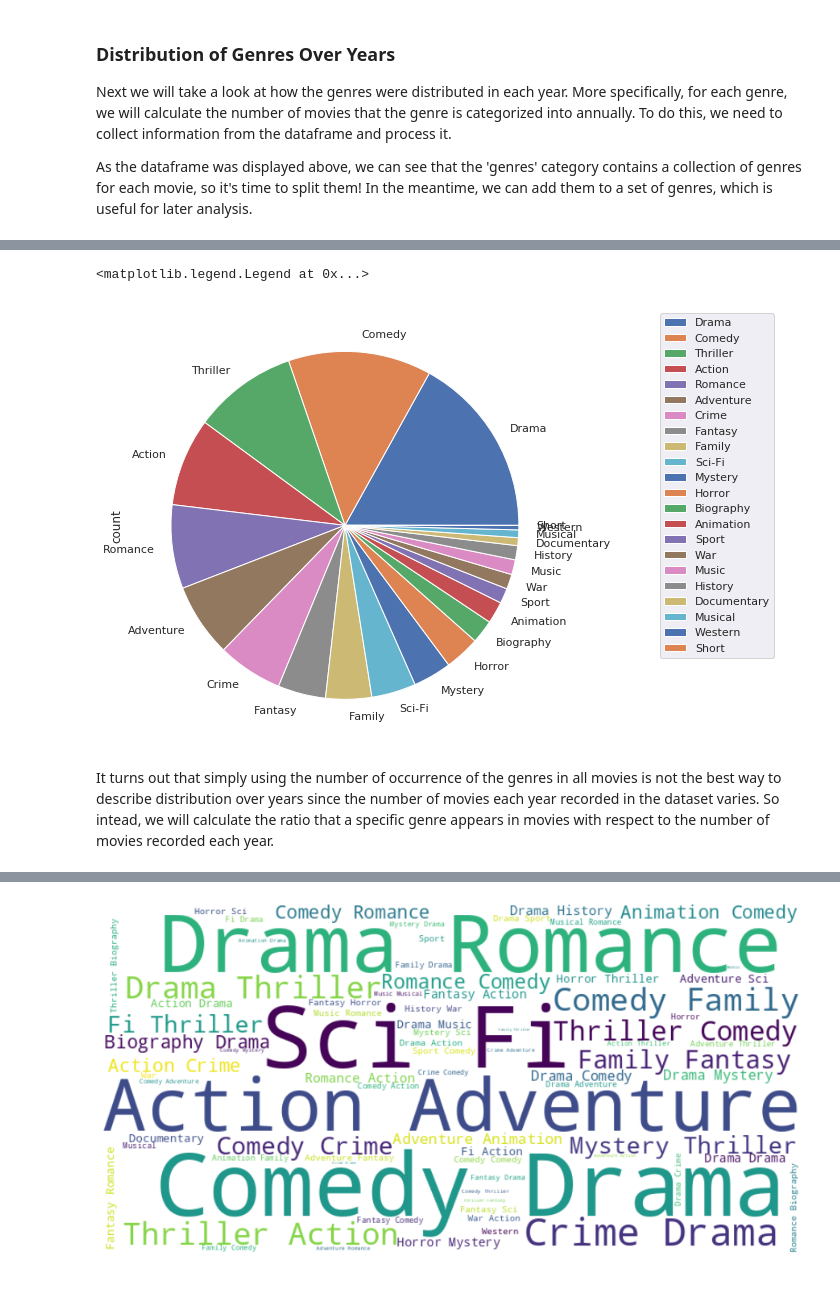
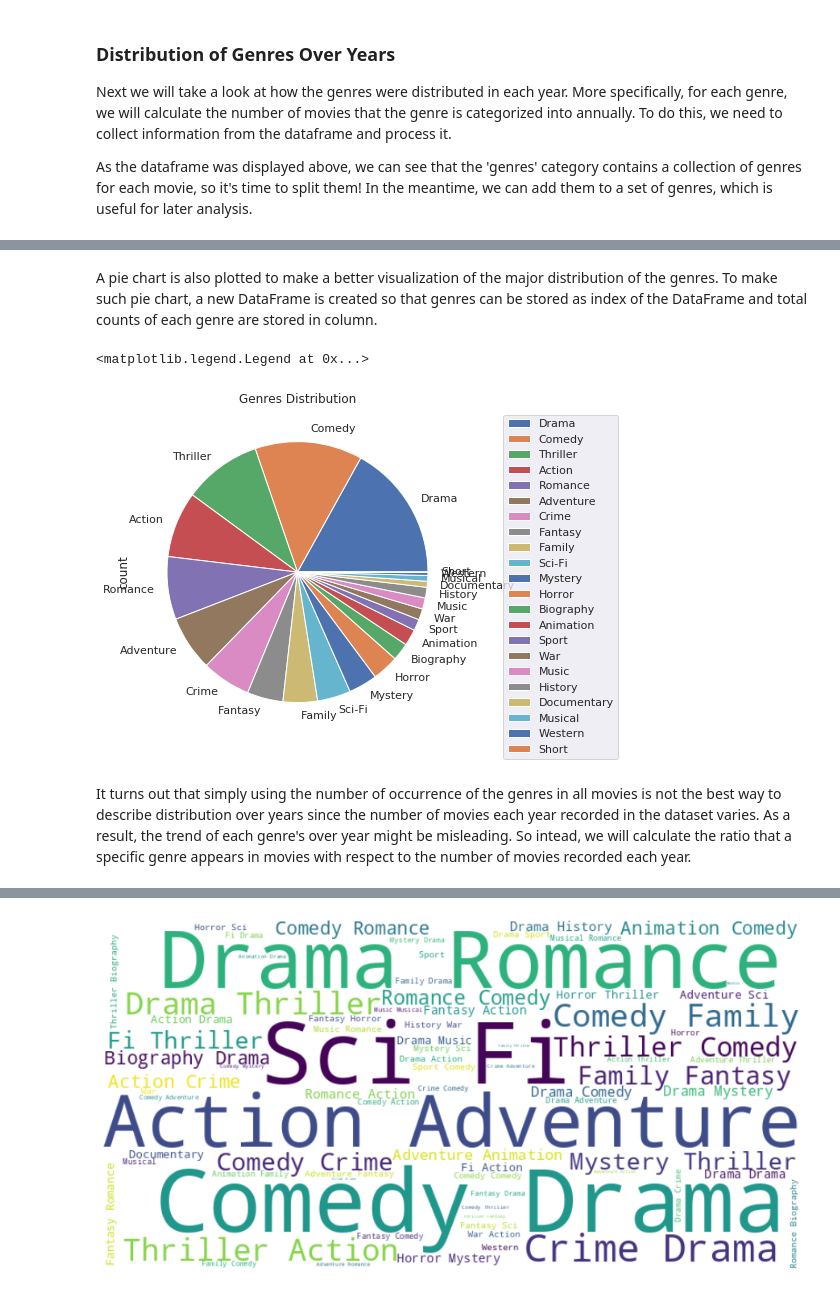
Before and after one commit to mookee233/final_tutorial, a Jupyter notebook: draft.ipynb, the cells around one changed output, grey strips where cells are left out. Drawn from its saved outputs; the diff is of its cells as text; code cells hidden in the pictures.

```diff
--- a/draft.ipynb
+++ b/draft.ipynb
@@ -169,8 +169,10 @@ movies.head()
 # %% [markdown]
 ### 3.3 Organize the Dataset
 # %%
+movies['actors_facebook_likes'] = actors_facebook_likes
+
 movies = movies[['movie_title','genres','title_year','imdb_score', 'num_voted_users', 'movie_facebook_likes',
-                 'director_facebook_likes', 'actor_1_facebook_likes', 'actor_2_facebook_likes','actor_3_facebook_likes',
+                'director_facebook_likes', 'actors_facebook_likes',
                 'cast_total_facebook_likes', 'num_critic_for_reviews', 'num_user_for_reviews','budget', 'gross',
                 'language', 'country','plot_keywords',]]
 movies.head()
@@ -357,6 +375,7 @@ for genre, years_cnt in genres_hash.items():
 
     seaborn.set(rc={'figure.figsize':(11.7,8.27)})
     ax = seaborn.lineplot(x=years, y=counts, label=genre, c=colors[cnt])
+    ax.set_title("Genre Distribution Versus Year")
     ax.legend(bbox_to_anchor=(1.05, 1), loc=2, borderaxespad=0.)
     cnt += 1
 # %% [output]
@@ -384,21 +383,23 @@ genres_totalCount
+# %% [markdown]
+A pie chart is also plotted to make a better visualization of the major distribution of the genres. To make such pie chart, a new DataFrame is created so that genres can be stored as index of the DataFrame and total counts of each genre are stored in column.
 # %%
 genres_col = []
 count_col = []
 
 for genre, count in genres_totalCount.items():
     genres_col.append(genre)
     count_col.append(count)
 
 # Create a new DataFrame with index being genres and one column holding total counts
 genres_ranking = pd.DataFrame({'count': count_col}, index=genres_col)
 
 genres_ranking = genres_ranking.sort_values(by='count', ascending=False)
-genres_ranking.plot.pie(y='count', figsize = (8,8)).legend(bbox_to_anchor=(1.5, 1))
+genres_ranking.plot.pie(y='count', figsize = (6,6), title="Genres Distribution").legend(bbox_to_anchor=(1.5, 1))
 # %% [output]
 <matplotlib.legend.Legend at 0x...>
-[figure, old version]
+[figure, new version]
 # %% [markdown]
-It turns out that simply using the number of occurrence of the genres in all movies is not the best way to describe distribution over years since the number of movies each year recorded in the dataset varies. So intead, we will calculate the ratio that a specific genre appears in movies with respect to the number of movies recorded each year.
+It turns out that simply using the number of occurrence of the genres in all movies is not the best way to describe distribution over years since the number of movies each year recorded in the dataset varies. As a result, the trend of each genre's over year might be misleading. So intead, we will calculate the ratio that a specific genre appears in movies with respect to the number of movies recorded each year.
 # %%
 cnt = 0
 for genre, years_cnt in genres_hash.items():
```
Also changed, not shown: parts of 7 cells of this notebook, 1 other file.
